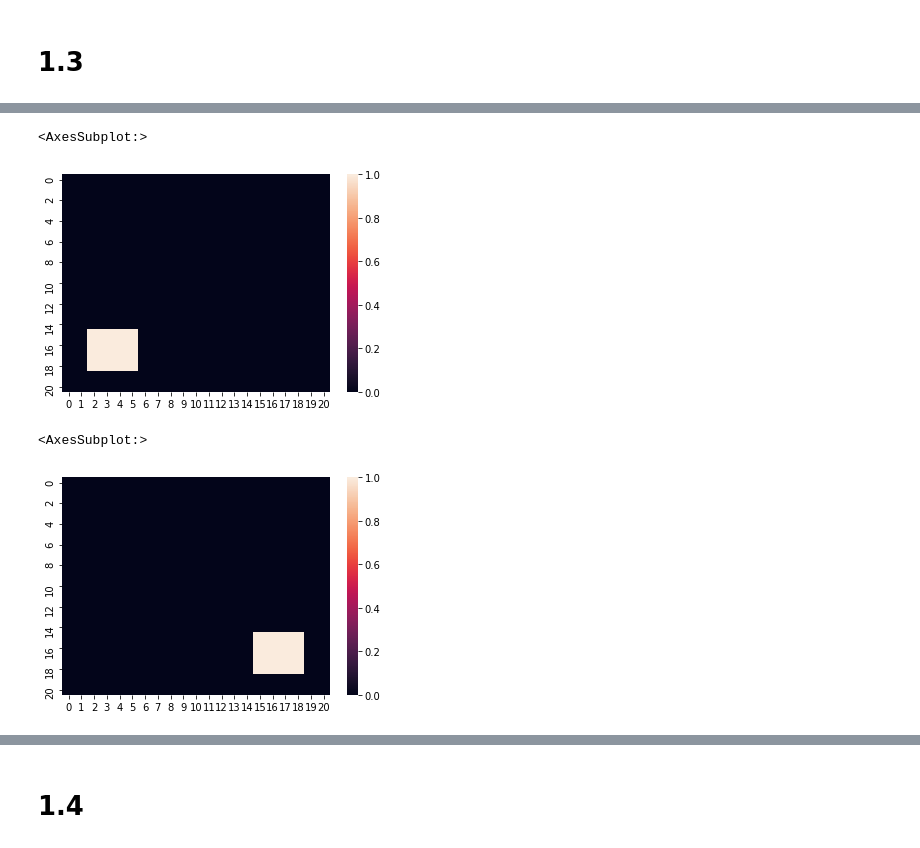
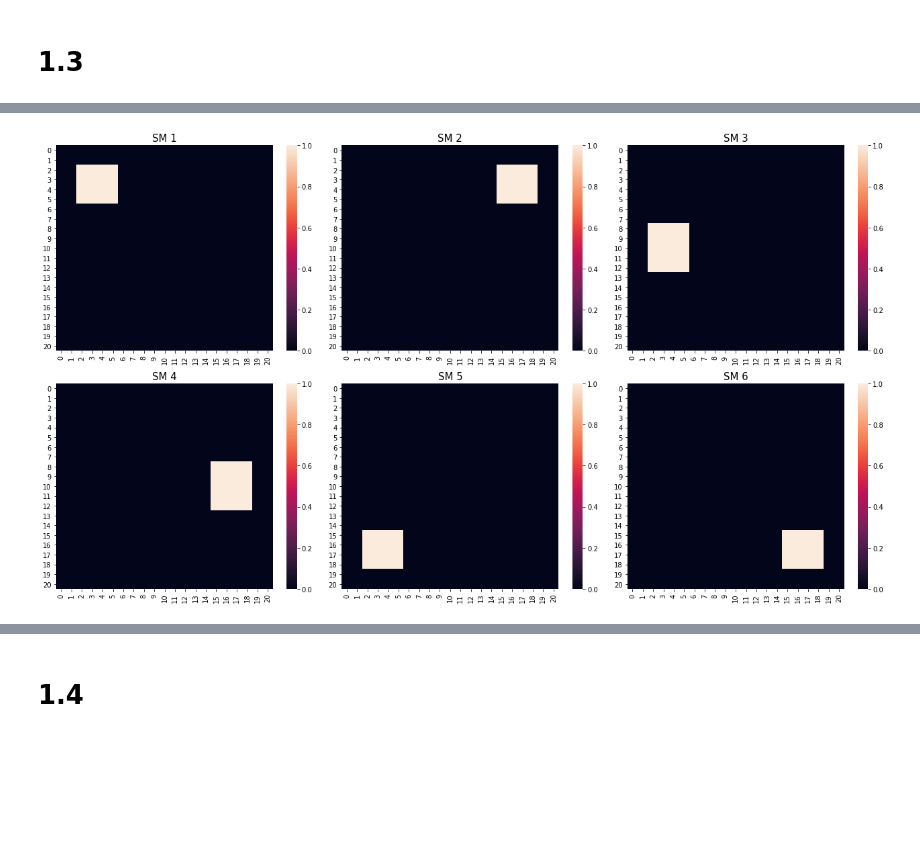
Before and after one commit to jsutrisno/mast30034_assignment_1, a Jupyter notebook: Assignment 1 Code.ipynb, the cells around one changed output, grey strips where cells are left out. Cells and saved outputs as stored; diff of their text form; code cells hidden in the pictures; blank space fills up the shorter version.

```diff
--- a/Assignment 1 Code.ipynb
+++ b/Assignment 1 Code.ipynb
@@ -95,14 +76,0 @@ sns.heatmap(tmpSM_3)
-# %%
-tmpSM_4 = np.zeros((21,21))
-tmpSM_4[15:19, 2:6] = np.ones((4,4))
-sns.heatmap(tmpSM_4)
-# %% [output]
-<AxesSubplot:>
-[figure, removed]
-# %%
-tmpSM_5 = np.zeros((21,21))
-tmpSM_5[15:19, 15:19] = np.ones((4,4))
-sns.heatmap(tmpSM_5, cmap = 'rocket')
-# %% [output]
-<AxesSubplot:>
-[figure, removed]
@@ -109 +97,16 @@ sns.heatmap(tmpSM_5, cmap = 'rocket')
+# %%
+#plot SM subplots
+
+fig, axs = plt.subplots(2,3, figsize = (18,10))
+sns.heatmap(tmpSM_0,ax=axs[0,0]).set_title("SM 1", fontsize=15)
+sns.heatmap(tmpSM_1,ax=axs[0,1]).set_title("SM 2", fontsize=15)
+sns.heatmap(tmpSM_2,ax=axs[0,2]).set_title("SM 3", fontsize=15)
+sns.heatmap(tmpSM_3,ax=axs[1,0]).set_title("SM 4", fontsize=15)
+sns.heatmap(tmpSM_4,ax=axs[1,1]).set_title("SM 5", fontsize=15)
+sns.heatmap(tmpSM_5,ax=axs[1,2]).set_title("SM 6", fontsize=15)
+
+plt.tight_layout()
+plt.savefig("plots/question_1_3.jpg")
+# %% [output]
+[figure, added]
 # %%
```
Also changed, not shown: parts of 71 cells of this notebook, 17 other files.
